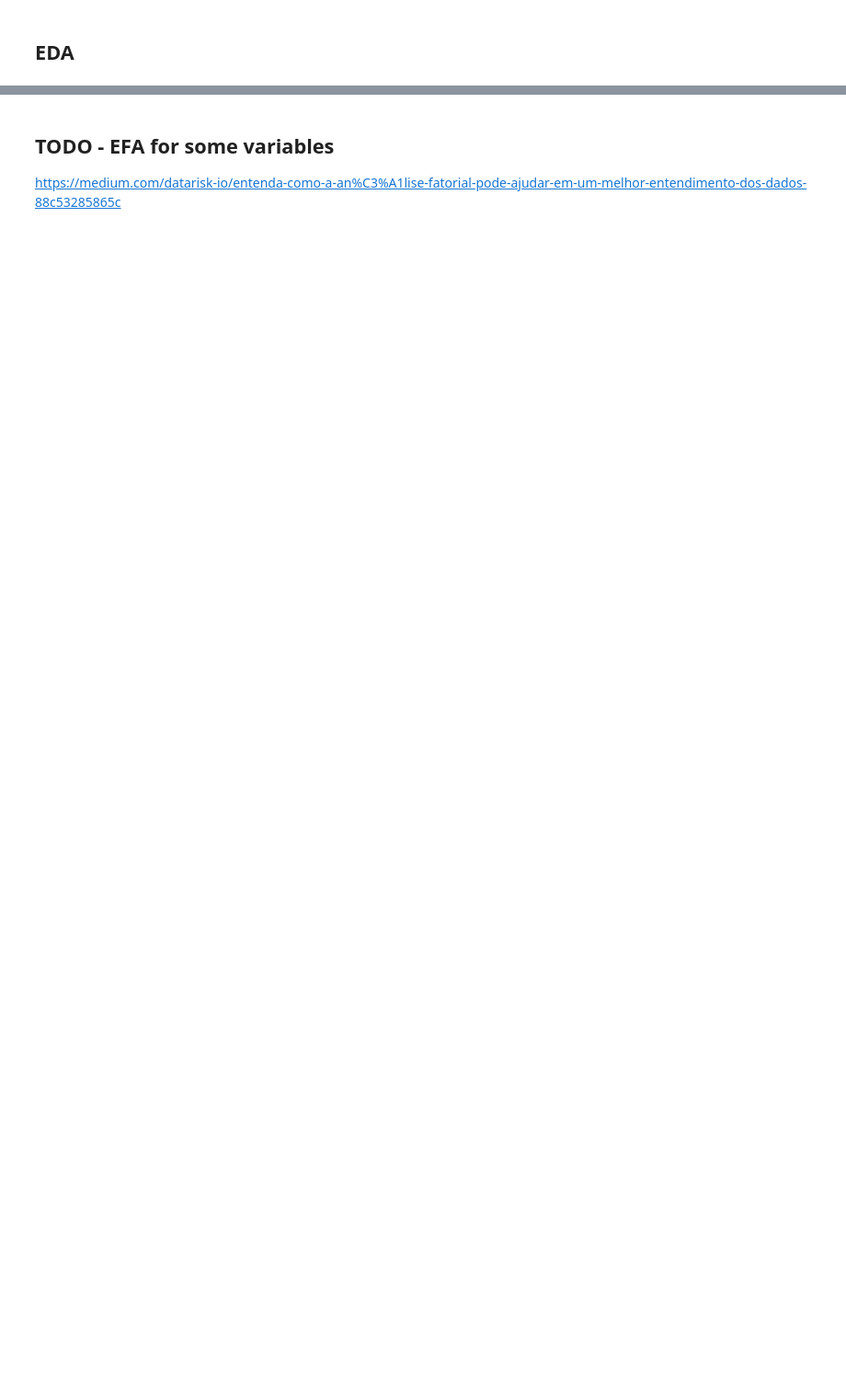
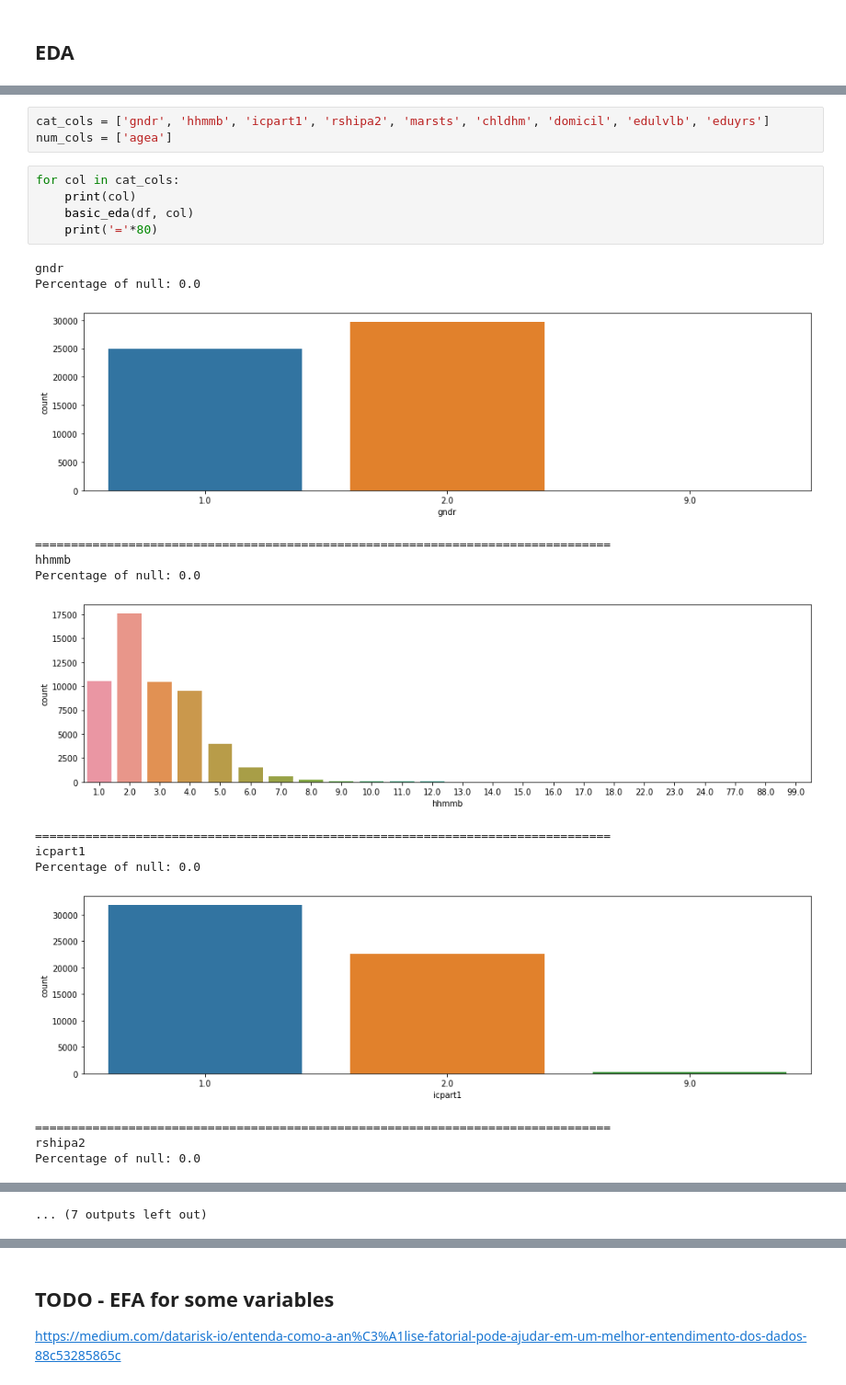
Before and after one commit to hasansalimkanmaz/data-visualization-course-assignment, a Jupyter notebook: Ossamu - EDA.ipynb, the cells around one changed output, grey strips where cells are left out. Shown at 92% size. Drawn from its saved outputs; the diff is of its cells as text; blank space fills up the shorter version.

```diff
--- a/Ossamu - EDA.ipynb
+++ b/Ossamu - EDA.ipynb
@@ -56,0 +66,23 @@ df[[col]].head()
+# %%
+cat_cols = ['gndr', 'hhmmb', 'icpart1', 'rshipa2', 'marsts', 'chldhm', 'domicil', 'edulvlb', 'eduyrs']
+num_cols = ['agea']
+# %%
+for col in cat_cols:
+    print(col)
+    basic_eda(df, col)
+    print('='*80)
+# %% [output]
+gndr
+Percentage of null: 0.0
+[figure, added]
+================================================================================
+hhmmb
+Percentage of null: 0.0
+[figure, added]
+================================================================================
+icpart1
+Percentage of null: 0.0
+[figure, added]
+================================================================================
+rshipa2
+Percentage of null: 0.0
@@ -56,0 +98 @@ df[[col]].head()
+... (7 outputs left out)
```
Also changed, not shown: parts of 21 cells of this notebook.
